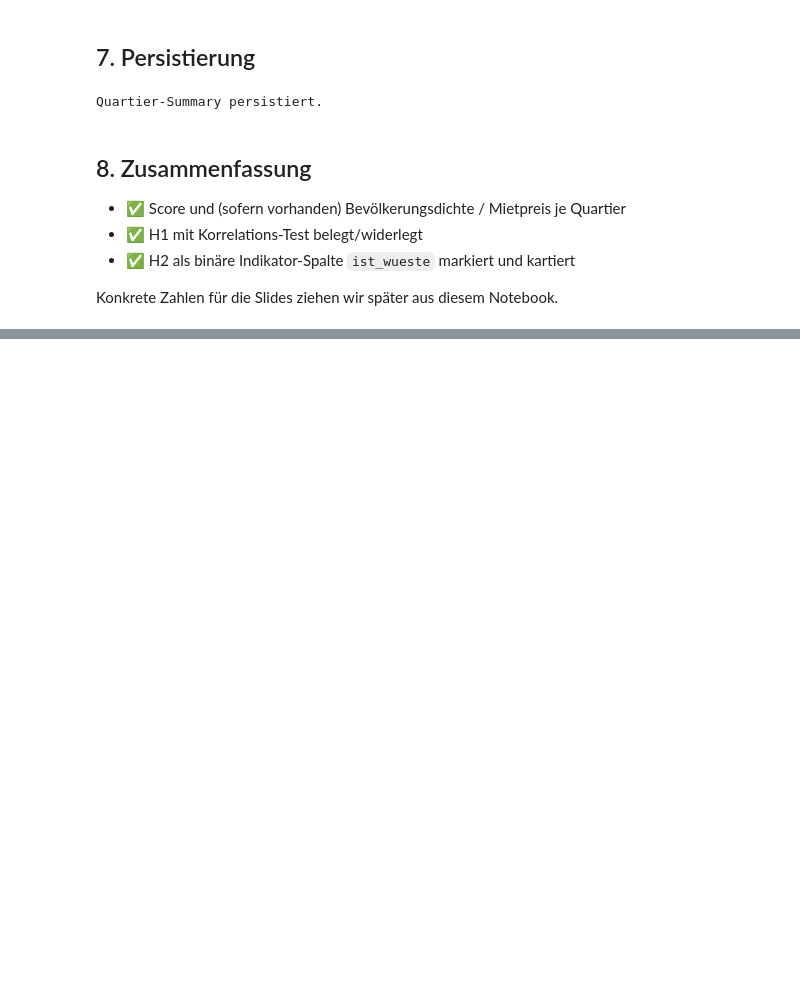
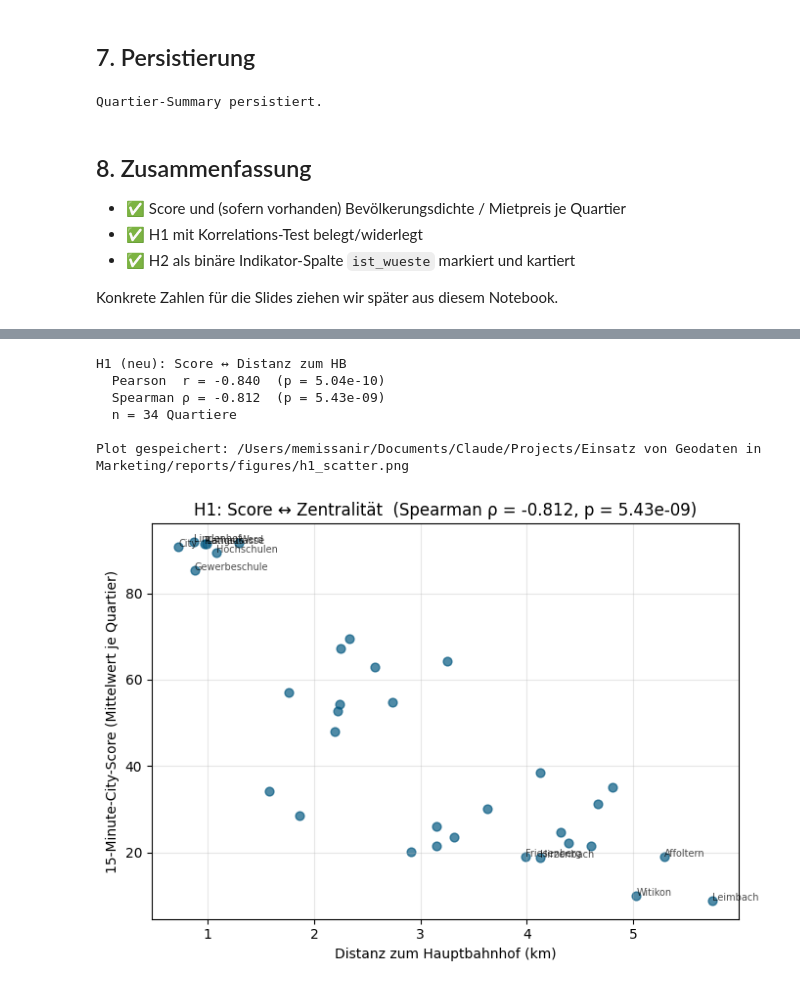
Before and after one commit to sanirmem/zh15min, a Jupyter notebook: notebooks/06_gap_analysis.ipynb, the cells around one changed output, grey strips where cells are left out. Cells and saved outputs as stored; diff of their text form; code cells hidden in the pictures; blank space fills up the shorter version.

```diff
--- a/notebooks/06_gap_analysis.ipynb
+++ b/notebooks/06_gap_analysis.ipynb
@@ -206,0 +273,42 @@ Konkrete Zahlen für die Slides ziehen wir später aus diesem Notebook.
+# %%
+from shapely.geometry import Point
+
+# HB Zürich in LV95
+hb = Point(2683160, 1248230)
+
+zh_quart = quart_summary.dropna(subset=['score_mean']).copy()
+zh_quart['dist_hb_km'] = zh_quart.geometry.centroid.distance(hb) / 1000
+
+from scipy.stats import pearsonr, spearmanr
+r_p, p_p = pearsonr(zh_quart['score_mean'], zh_quart['dist_hb_km'])
+r_s, p_s = spearmanr(zh_quart['score_mean'], zh_quart['dist_hb_km'])
+
+print(f'H1 (neu): Score ↔ Distanz zum HB')
+print(f'  Pearson  r = {r_p:+.3f}  (p = {p_p:.3g})')
+print(f'  Spearman ρ = {r_s:+.3f}  (p = {p_s:.3g})')
+print(f'  n = {len(zh_quart)} Quartiere\n')
+
+# Scatter-Plot für die Slides
+import matplotlib.pyplot as plt
+fig, ax = plt.subplots(figsize=(7, 5))
+ax.scatter(zh_quart['dist_hb_km'], zh_quart['score_mean'], s=40, alpha=0.7, color='#065A82')
+for _, row in zh_quart.iterrows():
+    if row['score_mean'] > 80 or row['score_mean'] < 20:
+        ax.annotate(row['name'][:14], (row['dist_hb_km'], row['score_mean']),
+                    fontsize=7, alpha=0.7)
+ax.set_xlabel('Distanz zum Hauptbahnhof (km)')
+ax.set_ylabel('15-Minute-City-Score (Mittelwert je Quartier)')
+ax.set_title(f'H1: Score ↔ Zentralität  (Spearman ρ = {r_s:+.3f}, p = {p_s:.3g})')
+ax.grid(alpha=0.3)
+fig.tight_layout()
+out = config.FIGURES_DIR / 'h1_scatter.png'
+fig.savefig(out, dpi=180)
+print('Plot gespeichert:', out)
+# %% [output]
+H1 (neu): Score ↔ Distanz zum HB
+  Pearson  r = -0.840  (p = 5.04e-10)
+  Spearman ρ = -0.812  (p = 5.43e-09)
+  n = 34 Quartiere
+
+Plot gespeichert: /Users/memissanir/Documents/Claude/Projects/Einsatz von Geodaten in Marketing/reports/figures/h1_scatter.png
+[figure, added]
```
Also changed, not shown: parts of 16 cells of this notebook, 8 other files.
